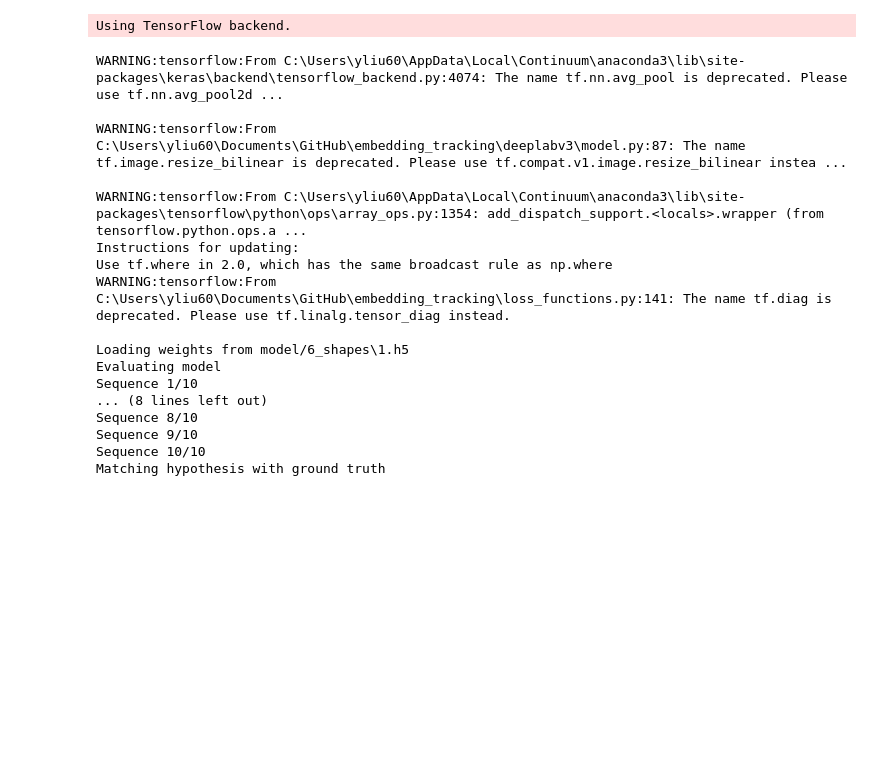
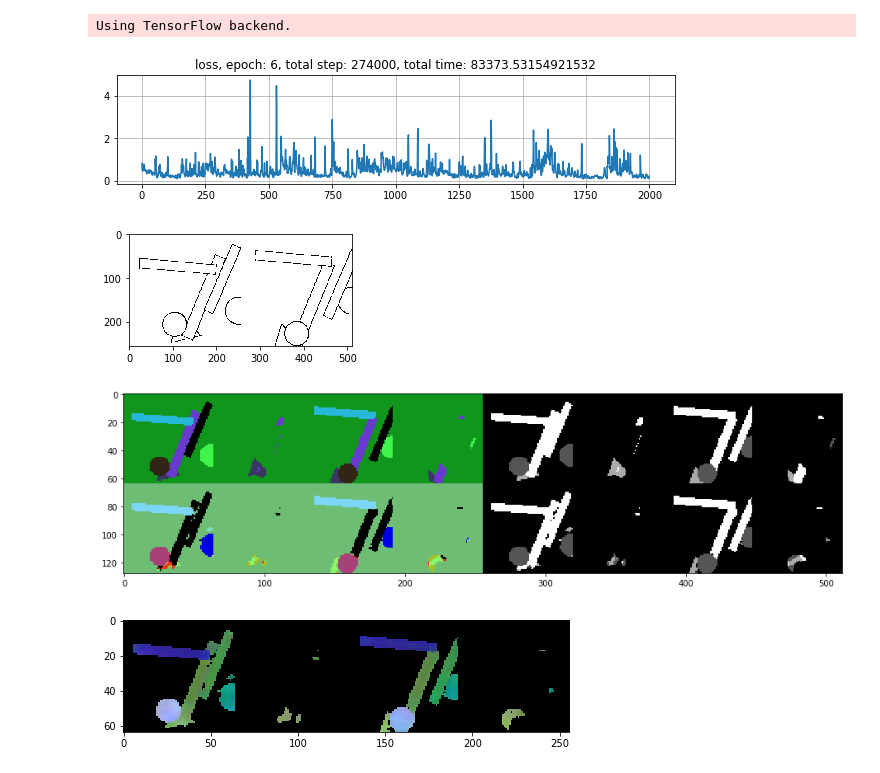
Before and after one commit to yanfengliu/embedding_tracking, a Jupyter notebook: NB-keras-main.ipynb, the cells around one changed output. Cells and saved outputs as stored; diff of their text form; code cells hidden in the pictures; blank space fills up the shorter version.

```diff
--- a/NB-keras-main.ipynb
+++ b/NB-keras-main.ipynb
@@ -11,49 +11,35 @@ params.BATCH_SIZE               = 1
 params.NUM_SHAPE                = 6
 params.NUM_CLASSES              = 4 # (3 shapes + 1 background)
 params.NUM_FILTER               = [256, 128]
 params.ETH_MEAN_SHIFT_THRESHOLD = 1.5
 params.DELTA_VAR                = 0.5
 params.DELTA_D                  = 1.5
 params.IMG_SIZE                 = 256
 params.OUTPUT_SIZE              = 64
 params.SEQUENCE_LEN             = 100
 params.TRAIN_NUM_SEQ            = 500
 params.VAL_NUM_SEQ              = 5
 params.TEST_NUM_SEQ             = 10
 params.RANDOM_SIZE              = True
 params.OPTICAL_FLOW_WEIGHT      = 0
 params.BACKBONE                 = 'xception'
 params.GITHUB_DIR               = 'C:/Users/yliu60/Documents/GitHub'
 params.LEARNING_RATE            = 1e-4
 params.EPOCHS                   = 10
 params.EPOCHS_PER_SAVE          = 1
 params.STEPS_PER_VISUAL         = 1000
 params.FEATURE_STRING           = f'{params.NUM_SHAPE}_shapes'
 params.MODEL_SAVE_DIR           = f'model/{params.NUM_SHAPE}_shapes'
 params.TRAIN_SET_PATH           = f'dataset/{params.NUM_SHAPE}_shapes/train'
 params.VAL_SET_PATH             = f'dataset/{params.NUM_SHAPE}_shapes/val'
 params.TEST_SET_PATH            = f'dataset/{params.NUM_SHAPE}_shapes/test'
 params.IOU_THRESHOLD            = 0.5
 params.MASK_AREA_THRESHOLD      = 20
 
 experiment = Experiment(params)
-experiment.init_model()
-experiment.test()
+experiment.run()
 # %% [output]
-WARNING:tensorflow:From C:\Users\yliu60\AppData\Local\Continuum\anaconda3\lib\site-packages\keras\backend\tensorflow_backend.py:4074: The name tf.nn.avg_pool is deprecated. Please use tf.nn.avg_pool2d ...
-
-WARNING:tensorflow:From C:\Users\yliu60\Documents\GitHub\embedding_tracking\deeplabv3\model.py:87: The name tf.image.resize_bilinear is deprecated. Please use tf.compat.v1.image.resize_bilinear instea ...
-
-WARNING:tensorflow:From C:\Users\yliu60\AppData\Local\Continuum\anaconda3\lib\site-packages\tensorflow\python\ops\array_ops.py:1354: add_dispatch_support.<locals>.wrapper (from tensorflow.python.ops.a ...
-Instructions for updating:
-Use tf.where in 2.0, which has the same broadcast rule as np.where
-WARNING:tensorflow:From C:\Users\yliu60\Documents\GitHub\embedding_tracking\loss_functions.py:141: The name tf.diag is deprecated. Please use tf.linalg.tensor_diag instead.
-
-Loading weights from model/6_shapes\1.h5
-Evaluating model
-Sequence 1/10
-... (8 lines left out)
-Sequence 8/10
-Sequence 9/10
-Sequence 10/10
-Matching hypothesis with ground truth
+[figure, added]
+[figure, added]
+[figure, added]
+[figure, added]
```
Also changed, not shown: parts of 2 cells of this notebook, 2 other files.
